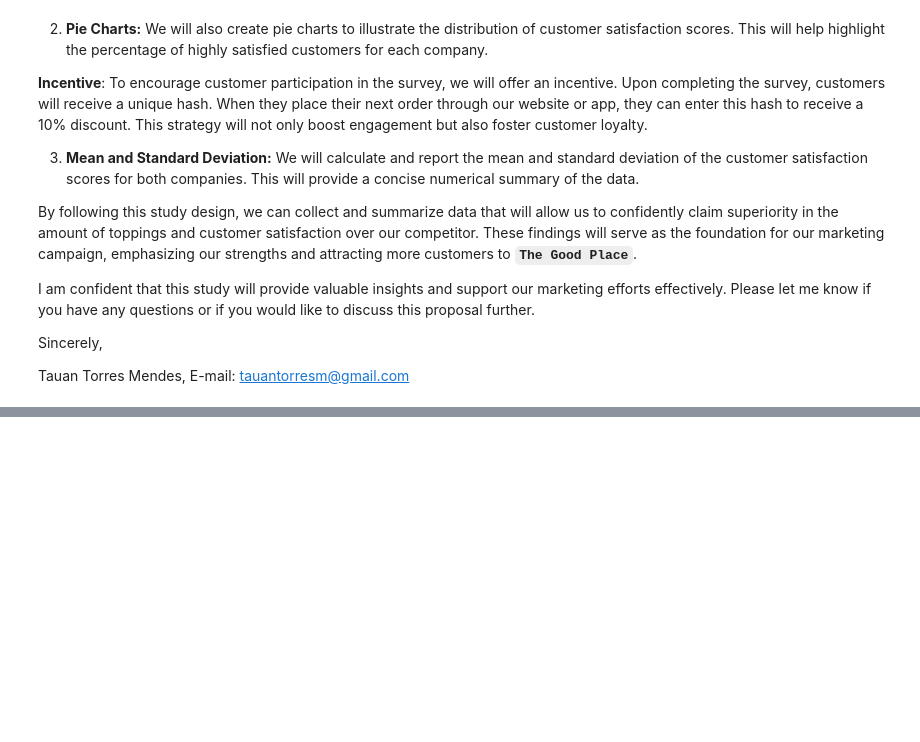
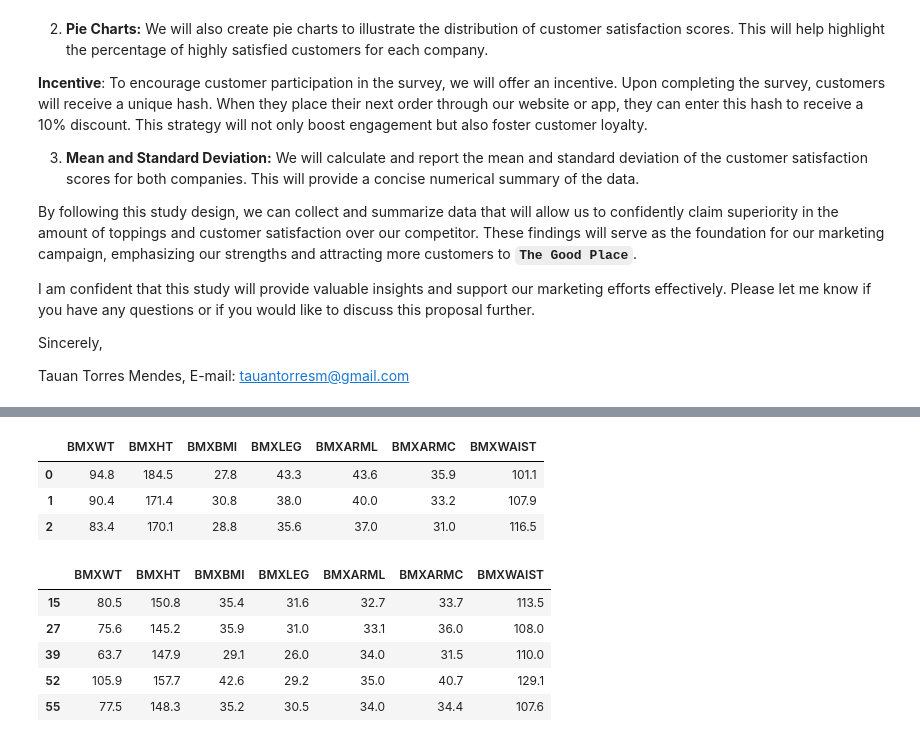
Before and after one commit to tauantorres/understanding-and-visualizing-data-with-python, a Jupyter notebook: week-3-pt-01.ipynb, the cells around one changed output, grey strips where cells are left out. Cells and saved outputs as stored; diff of their text form; code cells hidden in the pictures; blank space fills up the shorter version.

```diff
--- a/week-3-pt-01.ipynb
+++ b/week-3-pt-01.ipynb
@@ -47,0 +136,19 @@ E-mail: tauantorresm@gmail.com
+# %%
+df_BMX[ df_BMX['BMXWAIST'] > waist_median ].head(3)
+# %% [output]
+|  | BMXWT | BMXHT | BMXBMI | BMXLEG | BMXARML | BMXARMC | BMXWAIST |
+| 0 | 94.8 | 184.5 | 27.8 | 43.3 | 43.6 | 35.9 | 101.1 |
+| 1 | 90.4 | 171.4 | 30.8 | 38.0 | 40.0 | 33.2 | 107.9 |
+| 2 | 83.4 | 170.1 | 28.8 | 35.6 | 37.0 | 31.0 | 116.5 |
+# %%
+condition_1 = df_BMX['BMXWAIST'] > waist_median
+condition_2 = df_BMX['BMXLEG'] < 32
+
+df_BMX[ condition_1 & condition_2].head()
+# %% [output]
+|  | BMXWT | BMXHT | BMXBMI | BMXLEG | BMXARML | BMXARMC | BMXWAIST |
+| 15 | 80.5 | 150.8 | 35.4 | 31.6 | 32.7 | 33.7 | 113.5 |
+| 27 | 75.6 | 145.2 | 35.9 | 31.0 | 33.1 | 36.0 | 108.0 |
+| 39 | 63.7 | 147.9 | 29.1 | 26.0 | 34.0 | 31.5 | 110.0 |
+| 52 | 105.9 | 157.7 | 42.6 | 29.2 | 35.0 | 40.7 | 129.1 |
+| 55 | 77.5 | 148.3 | 35.2 | 30.5 | 34.0 | 34.4 | 107.6 |
```
Also changed, not shown: parts of 16 cells of this notebook, 1 other file.
